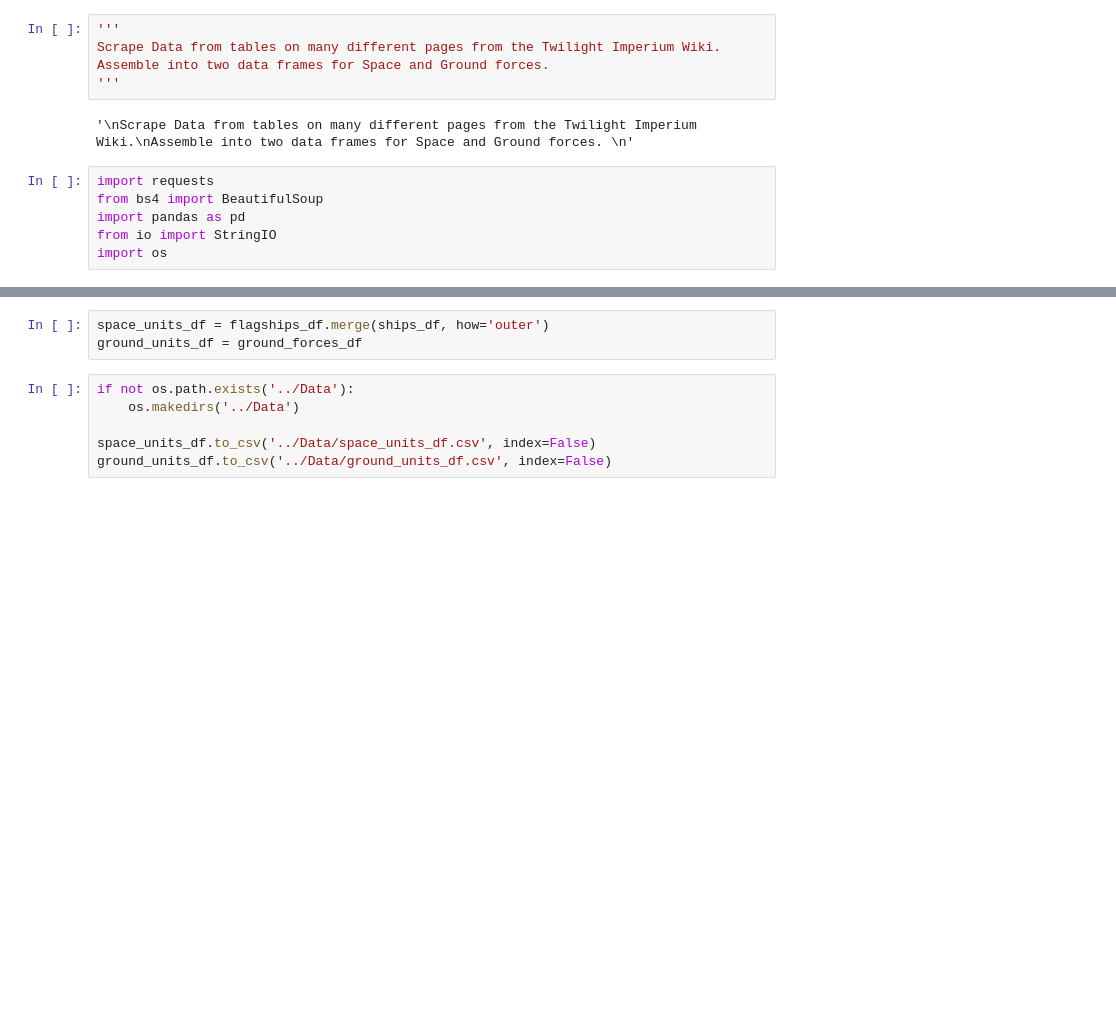
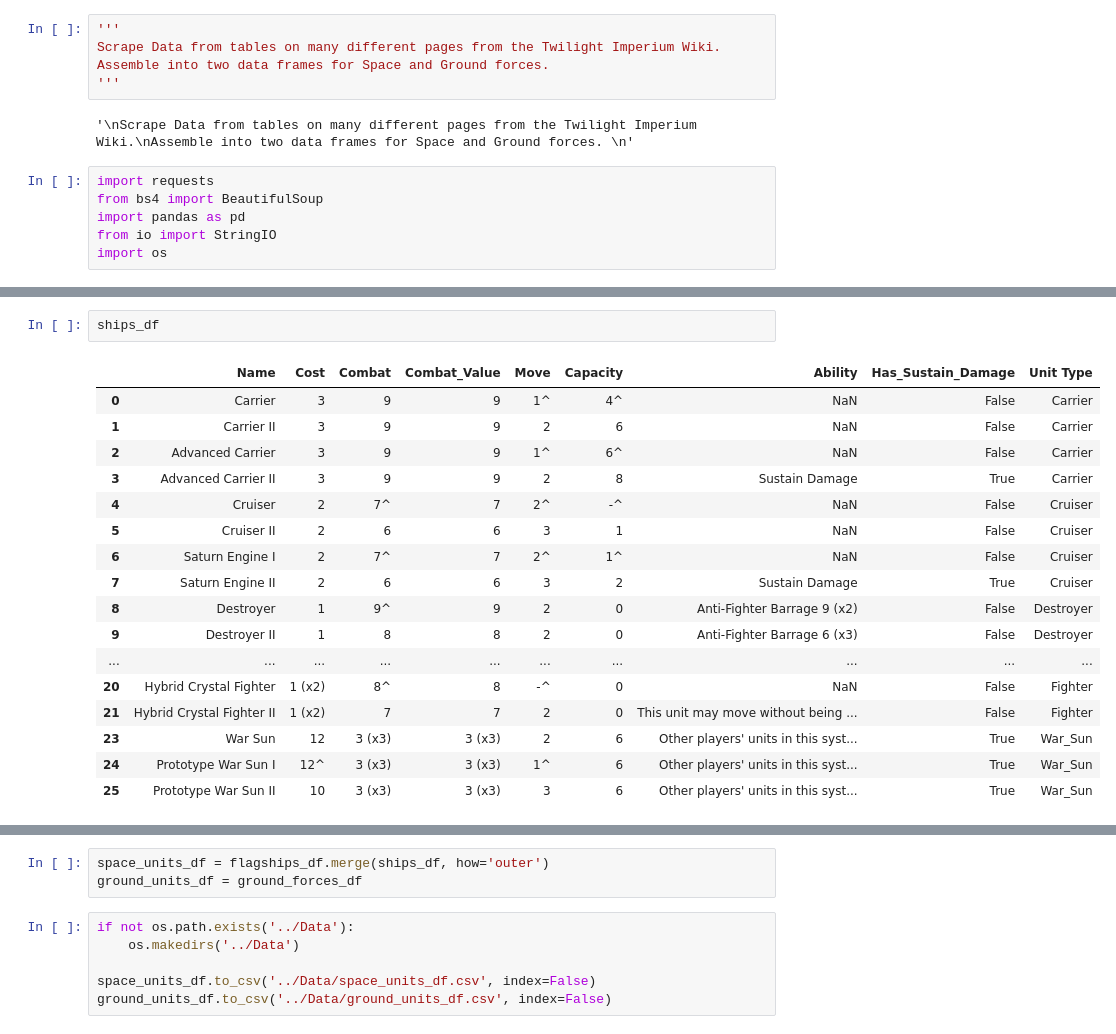
Before and after one commit to Kyle-Maher/twilight-imperium, a Jupyter notebook: Main/[1] webpage_scrape.ipynb, the cells around one changed output, grey strips where cells are left out. Cells and saved outputs as stored; diff of their text form; blank space fills up the shorter version.

```diff
--- a/Main/[1] webpage_scrape.ipynb
+++ b/Main/[1] webpage_scrape.ipynb
@@ -118,6 +124,26 @@ for ship in ships_list:
 ships_df = pd.DataFrame(ships)
 ships_df = ships_df.drop(index=22)
 # ships_df
+# %%
+ships_df
+# %% [output]
+|  | Name | Cost | Combat | Combat_Value | Move | Capacity | Ability | Has_Sustain_Damage | Unit Type |
+| 0 | Carrier | 3 | 9 | 9 | 1^ | 4^ | NaN | False | Carrier |
+| 1 | Carrier II | 3 | 9 | 9 | 2 | 6 | NaN | False | Carrier |
+| 2 | Advanced Carrier | 3 | 9 | 9 | 1^ | 6^ | NaN | False | Carrier |
+| 3 | Advanced Carrier II | 3 | 9 | 9 | 2 | 8 | Sustain Damage | True | Carrier |
+| 4 | Cruiser | 2 | 7^ | 7 | 2^ | -^ | NaN | False | Cruiser |
+| 5 | Cruiser II | 2 | 6 | 6 | 3 | 1 | NaN | False | Cruiser |
+| 6 | Saturn Engine I | 2 | 7^ | 7 | 2^ | 1^ | NaN | False | Cruiser |
+| 7 | Saturn Engine II | 2 | 6 | 6 | 3 | 2 | Sustain Damage | True | Cruiser |
+| 8 | Destroyer | 1 | 9^ | 9 | 2 | 0 | Anti-Fighter Barrage 9 (x2) | False | Destroyer |
+| 9 | Destroyer II | 1 | 8 | 8 | 2 | 0 | Anti-Fighter Barrage 6 (x3) | False | Destroyer |
+| ... | ... | ... | ... | ... | ... | ... | ... | ... | ... |
+| 20 | Hybrid Crystal Fighter | 1 (x2) | 8^ | 8 | -^ | 0 | NaN | False | Fighter |
+| 21 | Hybrid Crystal Fighter II | 1 (x2) | 7 | 7 | 2 | 0 | This unit may move without being ... | False | Fighter |
+| 23 | War Sun | 12 | 3 (x3) | 3 (x3) | 2 | 6 | Other players' units in this syst... | True | War_Sun |
+| 24 | Prototype War Sun I | 12^ | 3 (x3) | 3 (x3) | 1^ | 6 | Other players' units in this syst... | True | War_Sun |
+| 25 | Prototype War Sun II | 10 | 3 (x3) | 3 (x3) | 3 | 6 | Other players' units in this syst... | True | War_Sun |
 # %%
 # GROUND FORCES
 
```
Also changed, not shown: parts of 3 cells of this notebook, 2 other files.
